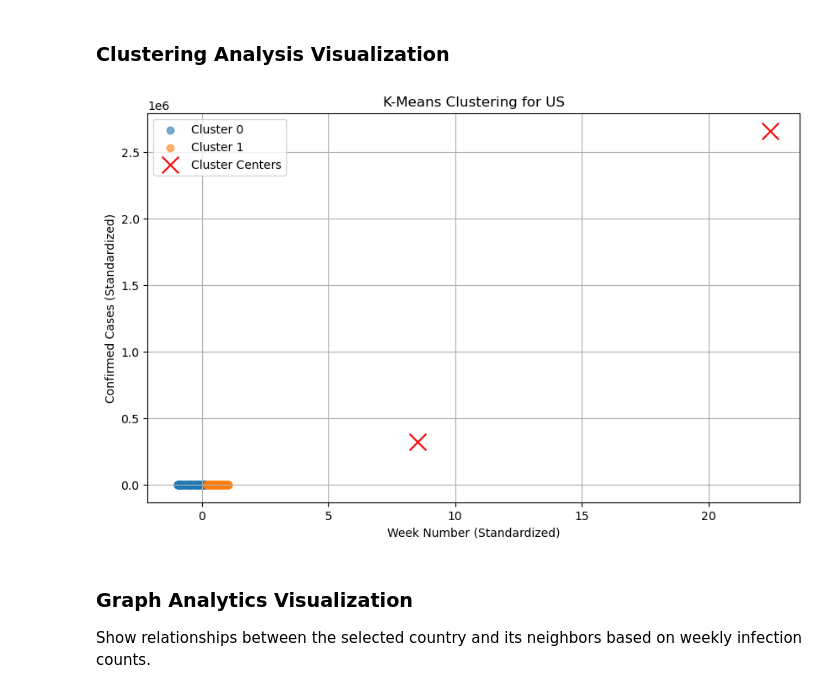
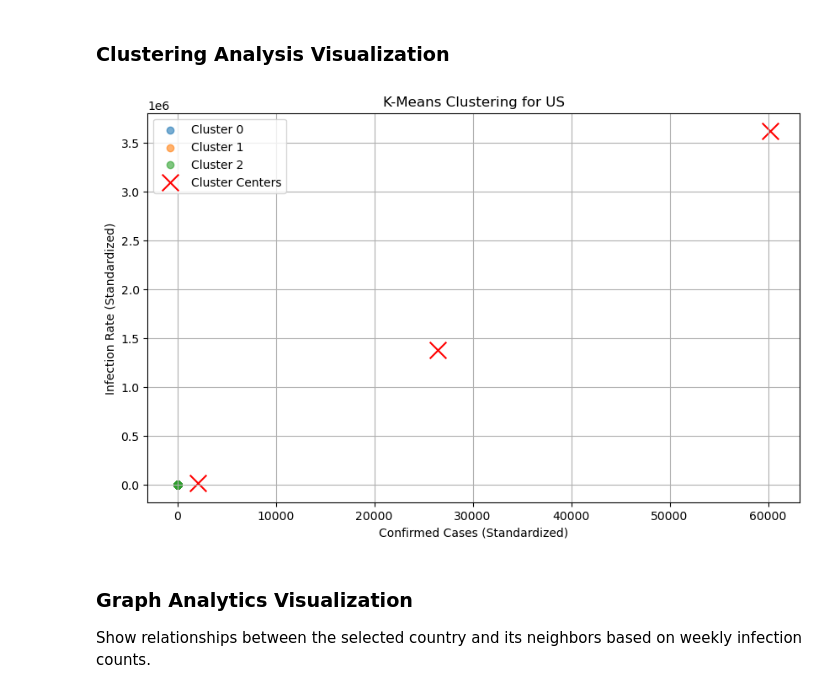
Before and after one commit to CluongUni/torrens-bda601, a Jupyter notebook: Assessment 03/A00117495_BDA601_Assessment3.ipynb, the cells around one changed output. Saved outputs shown, nothing was run; the diff lists cells and outputs as text; code cells hidden in the pictures.

```diff
--- a/Assessment 03/A00117495_BDA601_Assessment3.ipynb
+++ b/Assessment 03/A00117495_BDA601_Assessment3.ipynb
@@ -178,7 +182,7 @@ clustering_data = selected_data.copy()
 
 # Standardize features (Week, Confirmed Cases)
 scaler = RobustScaler()
-clustering_data[['Week', 'Confirmed']] = scaler.fit_transform(clustering_data[['Week', 'Confirmed']])
+clustering_data[['Infection Rate', 'Confirmed Cases']] = scaler.fit_transform(clustering_data[['Infection Rate', 'Confirmed Cases']])
 # %% [markdown]
 ### Determine Optimal K
 Use the Elbow Method to determine the optimal number of clusters (K) by iterating over a range of K values and plotting the inertia (within-cluster sum of squares).
@@ -194,10 +198,10 @@ K_range = range(2, 11)
 
 for k in K_range:
     kmeans = KMeans(n_clusters=k, random_state=42)
-    labels = kmeans.fit_predict(clustering_data[['Week', 'Confirmed']])
+    labels = kmeans.fit_predict(clustering_data[['Infection Rate', 'Confirmed Cases']])
     inertia.append(kmeans.inertia_)
     if k > 1:
-        silhouette_scores.append(silhouette_score(clustering_data[['Week', 'Confirmed']], labels))
+        silhouette_scores.append(silhouette_score(clustering_data[['Infection Rate', 'Confirmed Cases']], labels))
     else:
         silhouette_scores.append(float('nan'))  # Append NaN for k=1
 
@@ -230,7 +234,7 @@ print(f"Optimal number of clusters: {optimal_k}")
 
 # Fit K-Means clustering
 kmeans = KMeans(n_clusters=optimal_k, random_state=42)
-clustering_data['Cluster'] = kmeans.fit_predict(clustering_data[['Week', 'Confirmed']])
+clustering_data['Cluster'] = kmeans.fit_predict(clustering_data[['Infection Rate', 'Confirmed Cases']])
 
 # Add cluster centers for visualization
 cluster_centers = scaler.inverse_transform(kmeans.cluster_centers_)
@@ -246,15 +250,16 @@ colors = plt.cm.viridis(np.linspace(0, 1, optimal_k))
 
 for cluster, color in enumerate(colors):
     cluster_points = clustering_data[clustering_data['Cluster'] == cluster]
-    plt.scatter(cluster_points['Week'], cluster_points['Confirmed'],
+    plt.scatter(cluster_points['Infection Rate'], cluster_points['Confirmed Cases'],
                 color=color, label=f'Cluster {cluster}', alpha=0.7)
 
 # Plot cluster centers
+cluster_centers_original = scaler.inverse_transform(kmeans.cluster_centers_)
 plt.scatter(cluster_centers_original[:, 0], cluster_centers_original[:, 1],
             color='red', marker='x', s=200, label='Cluster Centers')
 
 plt.title(f'K-Means Clustering for {selected_country}')
-plt.xlabel('Week (Original Scale)')
+plt.xlabel('Infection Rate (Original Scale)')
 plt.ylabel('Confirmed Cases (Original Scale)')
 plt.legend()
 plt.grid(True, alpha=0.3)
@@ -424,18 +431,18 @@ plt.show()
 # %%
 plt.figure(figsize=(10, 6))
 for cluster in range(optimal_k):
     cluster_points = clustering_data[clustering_data['Cluster'] == cluster]
-    plt.scatter(cluster_points['Week'], cluster_points['Confirmed'], label=f"Cluster {cluster}", alpha=0.6)
+    plt.scatter(cluster_points['Infection Rate'], cluster_points['Confirmed Cases'], label=f"Cluster {cluster}", alpha=0.6)
 
 plt.scatter(cluster_centers[:, 0], cluster_centers[:, 1], color='red', marker='x', s=200, label='Cluster Centers')
 plt.title(f'K-Means Clustering for {selected_country}')
-plt.xlabel('Week Number (Standardized)')
-plt.ylabel('Confirmed Cases (Standardized)')
+plt.xlabel('Confirmed Cases (Standardized)')
+plt.ylabel('Infection Rate (Standardized)')
 plt.legend()
 plt.grid()
 plt.show()
 # %% [output]
-[figure, old version]
+[figure, new version]
 # %% [markdown]
 ### Graph Analytics Visualization
 Show relationships between the selected country and its neighbors based on weekly infection counts.
```
Also changed, not shown: parts of 14 cells of this notebook.
